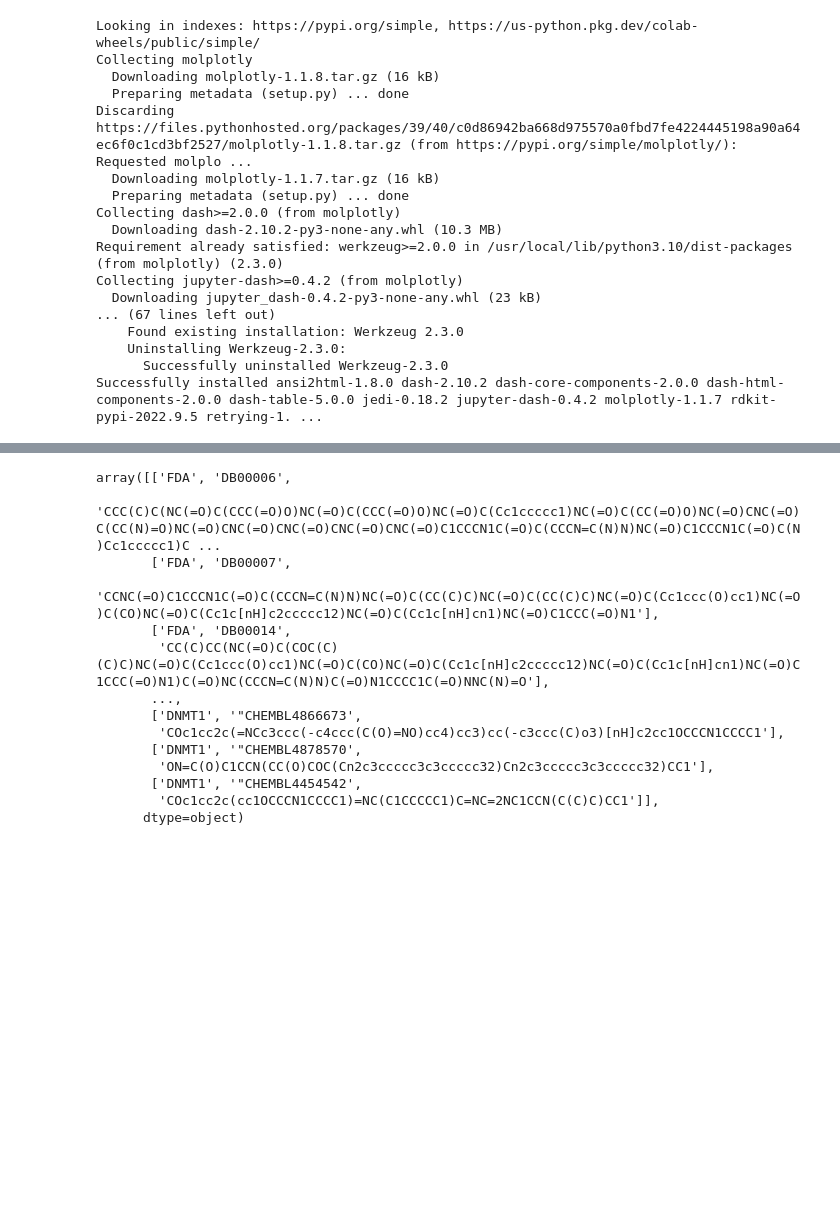
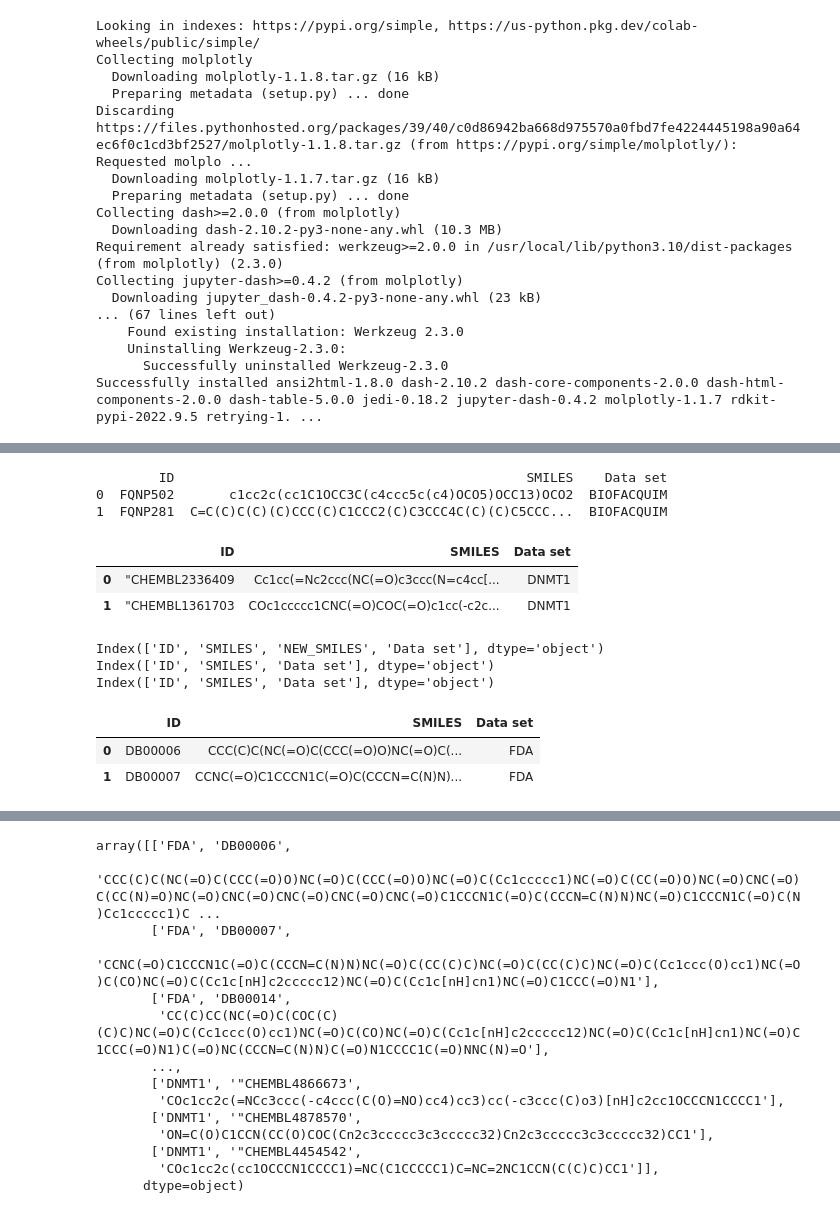
Before and after one commit to DIFACQUIM/Cursos, a Jupyter notebook: 4_Espacio_Químico_t_SNE.ipynb, the cells around one changed output, grey strips where cells are left out. Drawn from its saved outputs; the diff is of its cells as text; code cells hidden in the pictures; blank space fills up the shorter version.

```diff
--- a/4_Espacio_Químico_t_SNE.ipynb
+++ b/4_Espacio_Químico_t_SNE.ipynb
@@ -50,0 +39,47 @@ data.head(2)
+# %%
+# Leer bases de datos
+
+#BIOFACQUIM
+url_biofacquim = "https://raw.githubusercontent.com/DIFACQUIM/Cursos/main/Pre-simposio%20QF/Espacio_quimico/Datasets/BIOFACQUIM.V2_curada.csv"
+BIOFACQUIM = pd.read_csv(url_biofacquim)
+print(BIOFACQUIM.head(2))
+
+#FDA
+url_fda = "https://raw.githubusercontent.com/DIFACQUIM/Cursos/main/Pre-simposio%20QF/Espacio_quimico/Datasets/FDA_2022_july_05_curada.csv"
+FDA = pd.read_csv(url_fda)
+FDA.head(2)
+
+#DNMT1
+url_dnmt1 = "https://raw.githubusercontent.com/DIFACQUIM/Cursos/main/Pre-simposio%20QF/Espacio_quimico/Datasets/DNMT1_curada.csv"
+DNMT1 = pd.read_csv(url_dnmt1)
+DNMT1.head(2)
+# %% [output]
+        ID                                             SMILES    Data set
+0  FQNP502       c1cc2c(cc1C1OCC3C(c4ccc5c(c4)OCO5)OCC13)OCO2  BIOFACQUIM
+1  FQNP281  C=C(C)C(C)(C)CCC(C)C1CCC2(C)C3CCC4C(C)(C)C5CCC...  BIOFACQUIM
+|  | ID | SMILES | Data set |
+| 0 | "CHEMBL2336409 | Cc1cc(=Nc2ccc(NC(=O)c3ccc(N=c4cc[... | DNMT1 |
+| 1 | "CHEMBL1361703 | COc1ccccc1CNC(=O)COC(=O)c1cc(-c2c... | DNMT1 |
+# %%
+# Ver columnas
+print(FDA.columns)
+print(BIOFACQUIM.columns)
+print(DNMT1.columns)
+# %% [output]
+Index(['ID', 'SMILES', 'NEW_SMILES', 'Data set'], dtype='object')
+Index(['ID', 'SMILES', 'Data set'], dtype='object')
+Index(['ID', 'SMILES', 'Data set'], dtype='object')
+# %%
+# Seleccionar columnas
+FDA = FDA[['ID', 'NEW_SMILES', "Data set"]]
+BIOFACQUIM = BIOFACQUIM[['ID', 'SMILES', "Data set"]]
+DNMT1 = DNMT1[['ID', 'SMILES', "Data set"]]
+# Cambiar nombre a columnas
+FDA.columns = ["ID", "SMILES", "Data set"]
+BIOFACQUIM.columns = ['ID',  'SMILES', "Data set"]
+DNMT1.columns = ["ID", "SMILES", "Data set"]
+FDA.head(2)
+# %% [output]
+|  | ID | SMILES | Data set |
+| 0 | DB00006 | CCC(C)C(NC(=O)C(CCC(=O)O)NC(=O)C(... | FDA |
+| 1 | DB00007 | CCNC(=O)C1CCCN1C(=O)C(CCCN=C(N)N)... | FDA |
```
Also changed, not shown: parts of 8 cells of this notebook.
